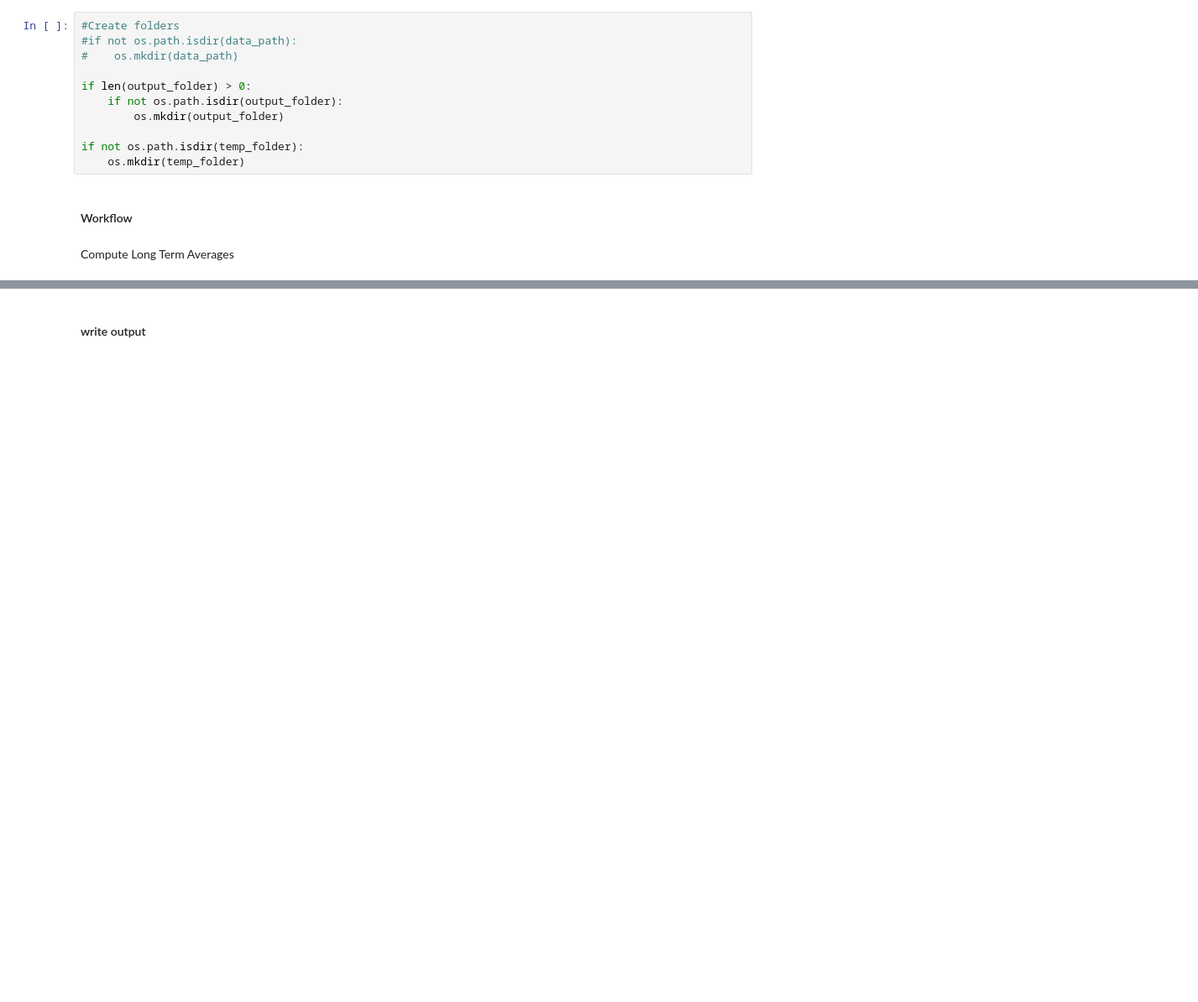
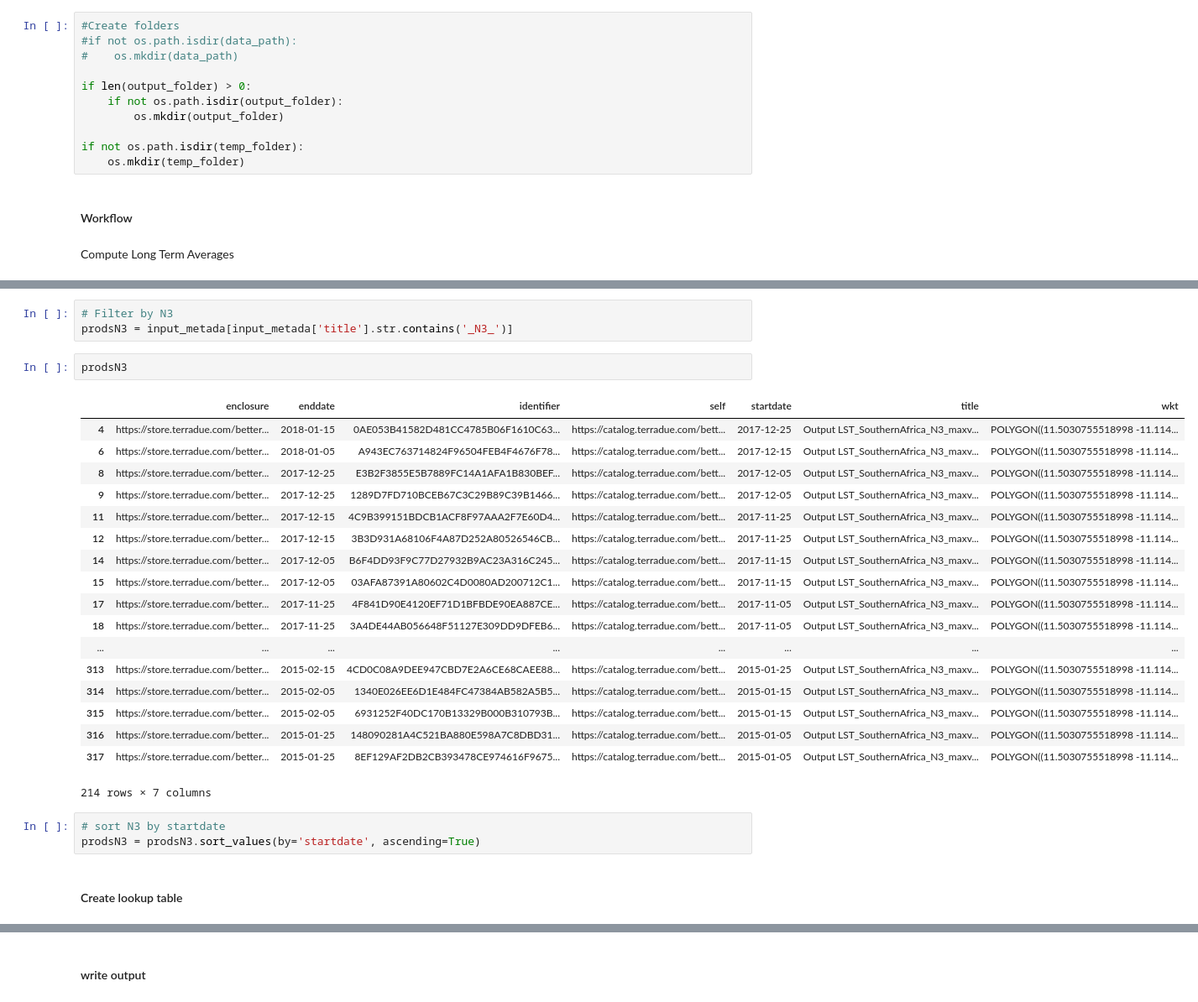
Before and after one commit to ec-better/ewf-wfp-02-01-03, a Jupyter notebook: src/main/app-resources/notebook/libexec/input.ipynb, the cells around one changed output, grey strips where cells are left out. Shown at 84% size. Cells and saved outputs as stored; diff of their text form; blank space fills up the shorter version.

```diff
--- a/src/main/app-resources/notebook/libexec/input.ipynb
+++ b/src/main/app-resources/notebook/libexec/input.ipynb
@@ -304,0 +470,29 @@ Compute Long Term Averages
+# %%
+# Filter by N3
+prodsN3 = input_metada[input_metada['title'].str.contains('_N3_')]
+# %%
+prodsN3
+# %% [output]
+|  | enclosure | enddate | identifier | self | startdate | title | wkt |
+| 4 | https://store.terradue.com/better... | 2018-01-15 | 0AE053B41582D481CC4785B06F1610C63... | https://catalog.terradue.com/bett... | 2017-12-25 | Output LST_SouthernAfrica_N3_maxv... | POLYGON((11.5030755518998 -11.114... |
+| 6 | https://store.terradue.com/better... | 2018-01-05 | A943EC763714824F96504FEB4F4676F78... | https://catalog.terradue.com/bett... | 2017-12-15 | Output LST_SouthernAfrica_N3_maxv... | POLYGON((11.5030755518998 -11.114... |
+| 8 | https://store.terradue.com/better... | 2017-12-25 | E3B2F3855E5B7889FC14A1AFA1B830BEF... | https://catalog.terradue.com/bett... | 2017-12-05 | Output LST_SouthernAfrica_N3_maxv... | POLYGON((11.5030755518998 -11.114... |
+| 9 | https://store.terradue.com/better... | 2017-12-25 | 1289D7FD710BCEB67C3C29B89C39B1466... | https://catalog.terradue.com/bett... | 2017-12-05 | Output LST_SouthernAfrica_N3_maxv... | POLYGON((11.5030755518998 -11.114... |
+| 11 | https://store.terradue.com/better... | 2017-12-15 | 4C9B399151BDCB1ACF8F97AAA2F7E60D4... | https://catalog.terradue.com/bett... | 2017-11-25 | Output LST_SouthernAfrica_N3_maxv... | POLYGON((11.5030755518998 -11.114... |
+| 12 | https://store.terradue.com/better... | 2017-12-15 | 3B3D931A68106F4A87D252A80526546CB... | https://catalog.terradue.com/bett... | 2017-11-25 | Output LST_SouthernAfrica_N3_maxv... | POLYGON((11.5030755518998 -11.114... |
+| 14 | https://store.terradue.com/better... | 2017-12-05 | B6F4DD93F9C77D27932B9AC23A316C245... | https://catalog.terradue.com/bett... | 2017-11-15 | Output LST_SouthernAfrica_N3_maxv... | POLYGON((11.5030755518998 -11.114... |
+| 15 | https://store.terradue.com/better... | 2017-12-05 | 03AFA87391A80602C4D0080AD200712C1... | https://catalog.terradue.com/bett... | 2017-11-15 | Output LST_SouthernAfrica_N3_maxv... | POLYGON((11.5030755518998 -11.114... |
+| 17 | https://store.terradue.com/better... | 2017-11-25 | 4F841D90E4120EF71D1BFBDE90EA887CE... | https://catalog.terradue.com/bett... | 2017-11-05 | Output LST_SouthernAfrica_N3_maxv... | POLYGON((11.5030755518998 -11.114... |
+| 18 | https://store.terradue.com/better... | 2017-11-25 | 3A4DE44AB056648F51127E309DD9DFEB6... | https://catalog.terradue.com/bett... | 2017-11-05 | Output LST_SouthernAfrica_N3_maxv... | POLYGON((11.5030755518998 -11.114... |
+| ... | ... | ... | ... | ... | ... | ... | ... |
+| 313 | https://store.terradue.com/better... | 2015-02-15 | 4CD0C08A9DEE947CBD7E2A6CE68CAEE88... | https://catalog.terradue.com/bett... | 2015-01-25 | Output LST_SouthernAfrica_N3_maxv... | POLYGON((11.5030755518998 -11.114... |
+| 314 | https://store.terradue.com/better... | 2015-02-05 | 1340E026EE6D1E484FC47384AB582A5B5... | https://catalog.terradue.com/bett... | 2015-01-15 | Output LST_SouthernAfrica_N3_maxv... | POLYGON((11.5030755518998 -11.114... |
+| 315 | https://store.terradue.com/better... | 2015-02-05 | 6931252F40DC170B13329B000B310793B... | https://catalog.terradue.com/bett... | 2015-01-15 | Output LST_SouthernAfrica_N3_maxv... | POLYGON((11.5030755518998 -11.114... |
+| 316 | https://store.terradue.com/better... | 2015-01-25 | 148090281A4C521BA880E598A7C8DBD31... | https://catalog.terradue.com/bett... | 2015-01-05 | Output LST_SouthernAfrica_N3_maxv... | POLYGON((11.5030755518998 -11.114... |
+| 317 | https://store.terradue.com/better... | 2015-01-25 | 8EF129AF2DB2CB393478CE974616F9675... | https://catalog.terradue.com/bett... | 2015-01-05 | Output LST_SouthernAfrica_N3_maxv... | POLYGON((11.5030755518998 -11.114... |
+214 rows × 7 columns
+# %%
+# sort N3 by startdate
+prodsN3 = prodsN3.sort_values(by='startdate', ascending=True)
+# %% [markdown]
+#### Create lookup table
```
Also changed, not shown: parts of 48 cells of this notebook.
